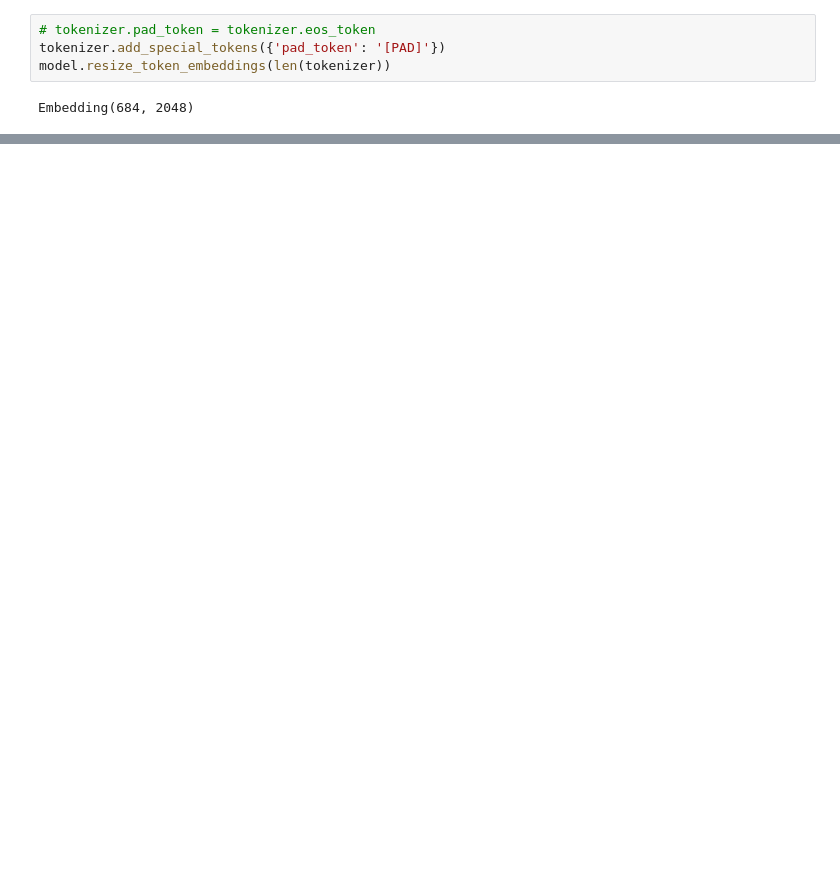
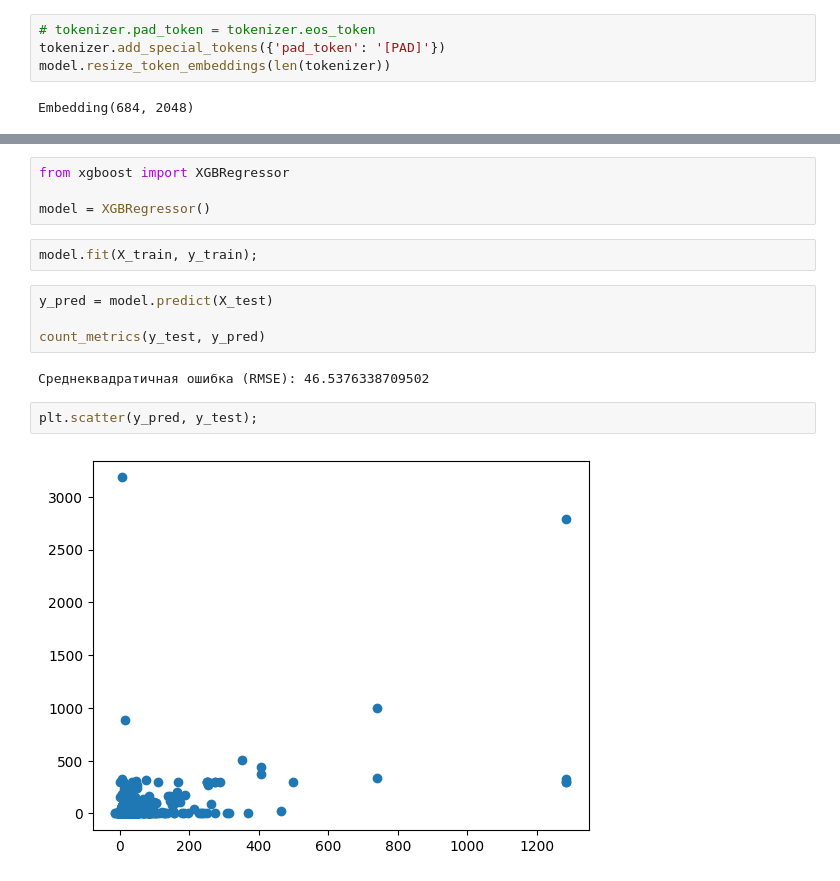
Before and after one commit to Maximrez/Chemical-Prediction, a Jupyter notebook: chem_gpt_usage.ipynb, the cells around one changed output, grey strips where cells are left out. Cells and saved outputs as stored; diff of their text form; blank space fills up the shorter version.

```diff
--- a/chem_gpt_usage.ipynb
+++ b/chem_gpt_usage.ipynb
@@ -51,0 +234,16 @@ tensor([[[-7.1804, -9.7743, -2.2289,  ..., -9.0250, -8.9126, -9.0824],
+# %%
+from xgboost import XGBRegressor
+
+model = XGBRegressor()
+# %%
+model.fit(X_train, y_train);
+# %%
+y_pred = model.predict(X_test)
+
+count_metrics(y_test, y_pred)
+# %% [output]
+Среднеквадратичная ошибка (RMSE): 46.5376338709502
+# %%
+plt.scatter(y_pred, y_test);
+# %% [output]
+[figure, added]
```
Also changed, not shown: parts of 46 cells of this notebook.
